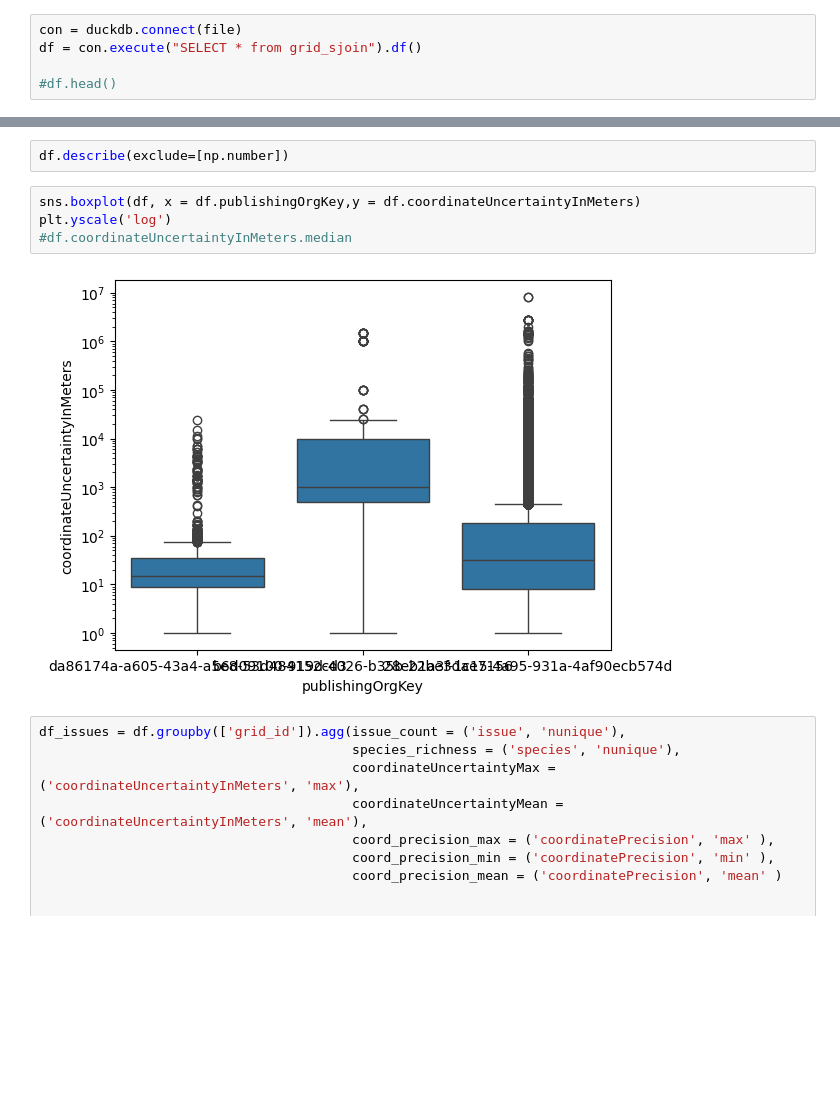
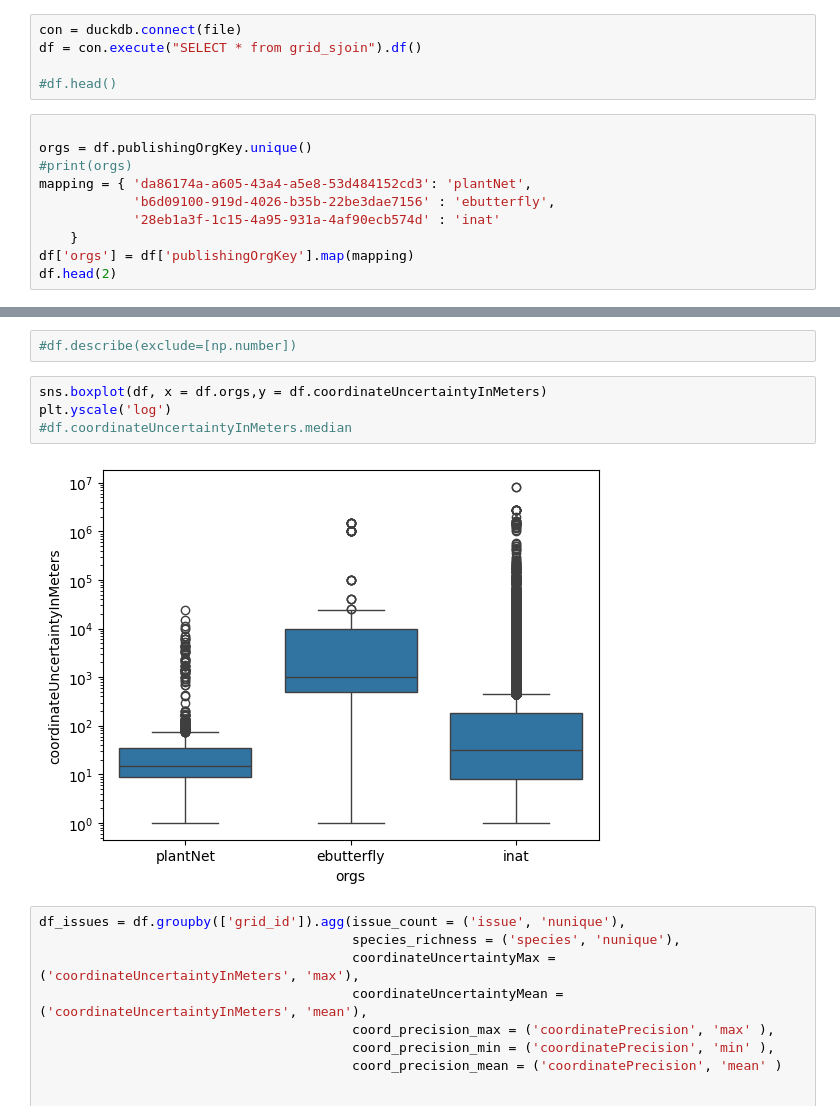
Before and after one commit to etiennegodin/mtlBiodiversity, a Jupyter notebook: notebooks/coordinatesIssueCheck.ipynb, the cells around one changed output, grey strips where cells are left out. Saved outputs shown, nothing was run; the diff lists cells and outputs as text; blank space fills up the shorter version.

Commit message:
coord uncertainty checks

```diff
--- a/notebooks/coordinatesIssueCheck.ipynb
+++ b/notebooks/coordinatesIssueCheck.ipynb
@@ -10,3 +10,13 @@ con = duckdb.connect(file)
 df = con.execute("SELECT * from grid_sjoin").df()
 
 #df.head()
+# %%
+
+orgs = df.publishingOrgKey.unique()
+#print(orgs)
+mapping = { 'da86174a-a605-43a4-a5e8-53d484152cd3': 'plantNet',
+            'b6d09100-919d-4026-b35b-22be3dae7156' : 'ebutterfly',
+            '28eb1a3f-1c15-4a95-931a-4af90ecb574d' : 'inat'
+    }
+df['orgs'] = df['publishingOrgKey'].map(mapping)
+df.head(2)
@@ -25,11 +54,11 @@ df.describe()
 # %%
-df.describe(exclude=[np.number])
+#df.describe(exclude=[np.number])
 # %%
-sns.boxplot(df, x = df.publishingOrgKey,y = df.coordinateUncertaintyInMeters)
+sns.boxplot(df, x = df.orgs,y = df.coordinateUncertaintyInMeters)
 plt.yscale('log')
 #df.coordinateUncertaintyInMeters.median
 # %% [output]
-[figure, old version]
+[figure, new version]
 # %%
 df_issues = df.groupby(['grid_id']).agg(issue_count = ('issue', 'nunique'),
                                         species_richness = ('species', 'nunique'),
```
Also changed, not shown: parts of 3 cells of this notebook.
